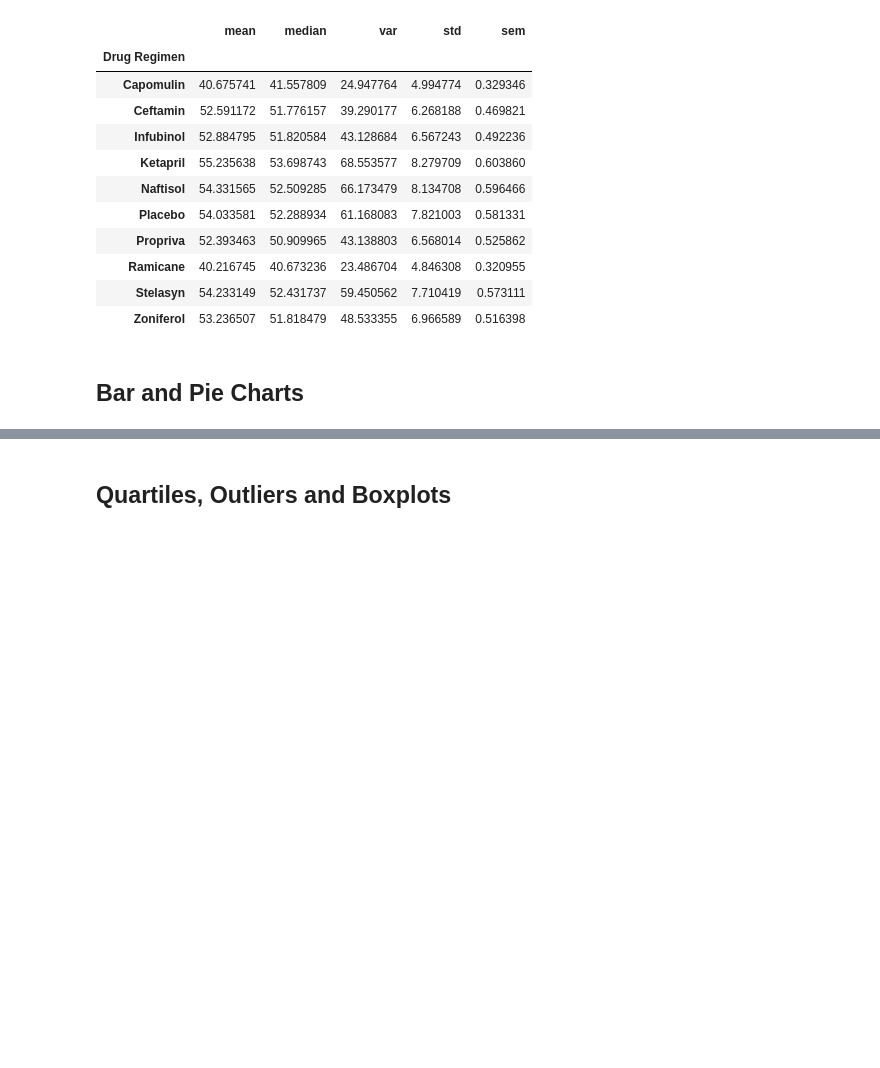
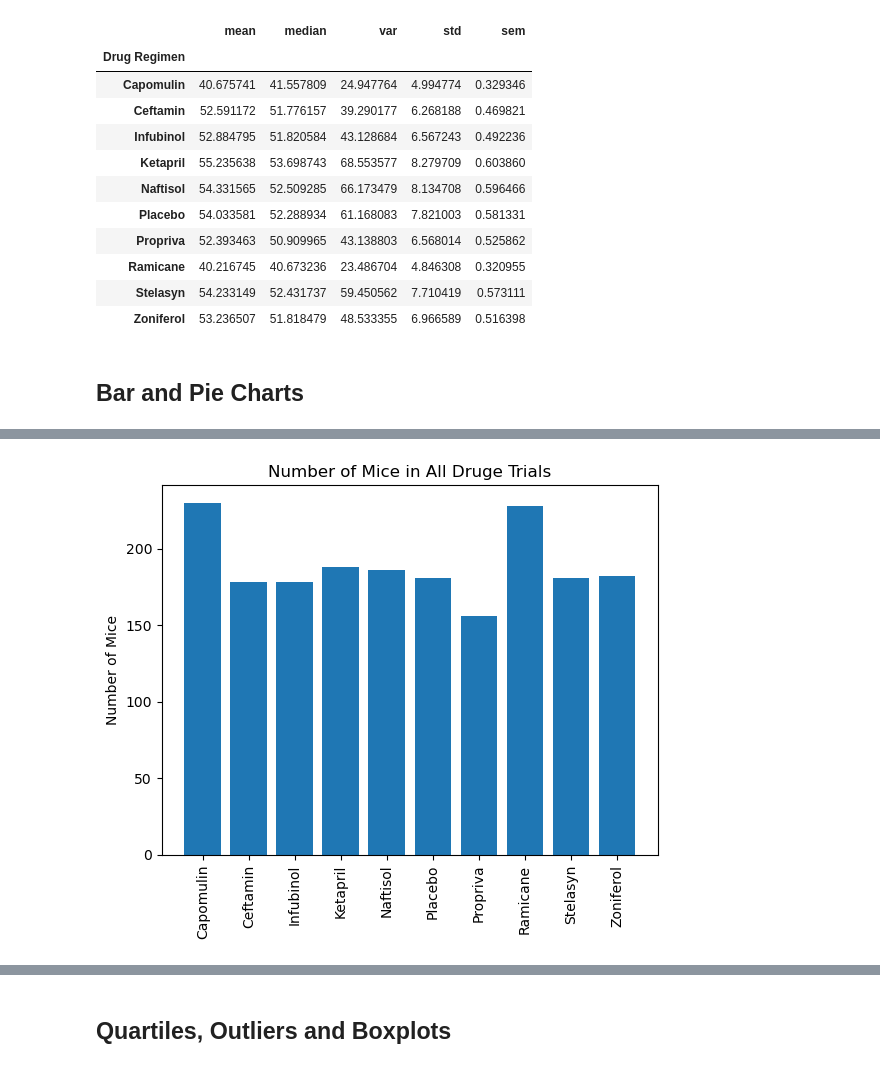
Before and after one commit to ShoaibFarooqui/pandas-and-matplotlib, a Jupyter notebook: module_5_starter_code/Pymaceuticals/pymaceuticals_starter.ipynb, the cells around one changed output, grey strips where cells are left out. Drawn from its saved outputs; the diff is of its cells as text; code cells hidden in the pictures; blank space fills up the shorter version.

```diff
--- a/module_5_starter_code/Pymaceuticals/pymaceuticals_starter.ipynb
+++ b/module_5_starter_code/Pymaceuticals/pymaceuticals_starter.ipynb
@@ -150,4 +155,14 @@ no_dup_df.groupby(no_dup_df["Drug Regimen"])["Tumor Volume (mm3)"].agg(['mean','
 # %%
 # Generate a bar plot showing the total number of timepoints for all mice tested for each drug regimen using pyplot.
+
+#measuremets contain a dictionary with drug names as keys and total measurements taken as key values
+measurements
+plt.bar(measurements.keys(), measurements)
+plt.xticks(rotation=90)
+plt.title("Number of Mice in All Druge Trials")
+plt.ylabel("Number of Mice")
+plt.show()
+# %% [output]
+[figure, added]
 # %%
 # Generate a pie plot showing the distribution of female versus male mice using Pandas
```
Also changed, not shown: parts of 4 cells of this notebook.
